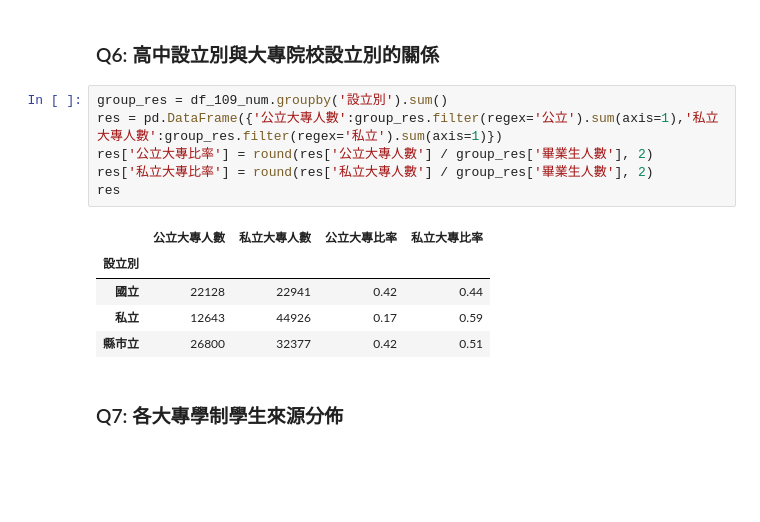
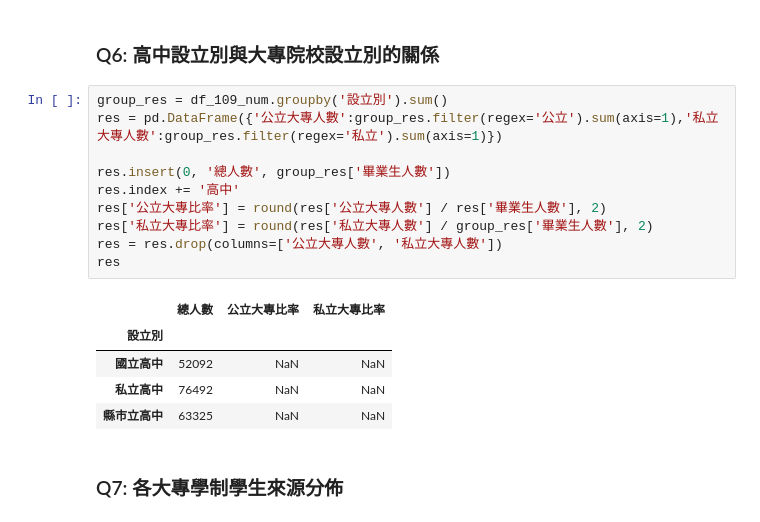
Before and after one commit to din2009siuc/LAT-Repo, a Jupyter notebook: hw1.ipynb, the cells around one changed output. Saved outputs shown, nothing was run; the diff lists cells and outputs as text; blank space fills up the shorter version.

```diff
--- a/hw1.ipynb
+++ b/hw1.ipynb
@@ -183,15 +177,19 @@ res
 # %%
 group_res = df_109_num.groupby('設立別').sum()
 res = pd.DataFrame({'公立大專人數':group_res.filter(regex='公立').sum(axis=1),'私立大專人數':group_res.filter(regex='私立').sum(axis=1)})
-res['公立大專比率'] = round(res['公立大專人數'] / group_res['畢業生人數'], 2)
+
+res.insert(0, '總人數', group_res['畢業生人數'])
+res.index += '高中'
+res['公立大專比率'] = round(res['公立大專人數'] / res['畢業生人數'], 2)
 res['私立大專比率'] = round(res['私立大專人數'] / group_res['畢業生人數'], 2)
+res = res.drop(columns=['公立大專人數', '私立大專人數'])
 res
 # %% [output]
-|  | 公立大專人數 | 私立大專人數 | 公立大專比率 | 私立大專比率 |
-| 設立別 |  |  |  |  |
-| 國立 | 22128 | 22941 | 0.42 | 0.44 |
-| 私立 | 12643 | 44926 | 0.17 | 0.59 |
-| 縣市立 | 26800 | 32377 | 0.42 | 0.51 |
+|  | 總人數 | 公立大專比率 | 私立大專比率 |
+| 設立別 |  |  |  |
+| 國立高中 | 52092 | NaN | NaN |
+| 私立高中 | 76492 | NaN | NaN |
+| 縣市立高中 | 63325 | NaN | NaN |
 # %% [markdown]
 ### Q7: 各大專學制學生來源分佈
 # %% [markdown]
```
Also changed, not shown: parts of 5 cells of this notebook.
